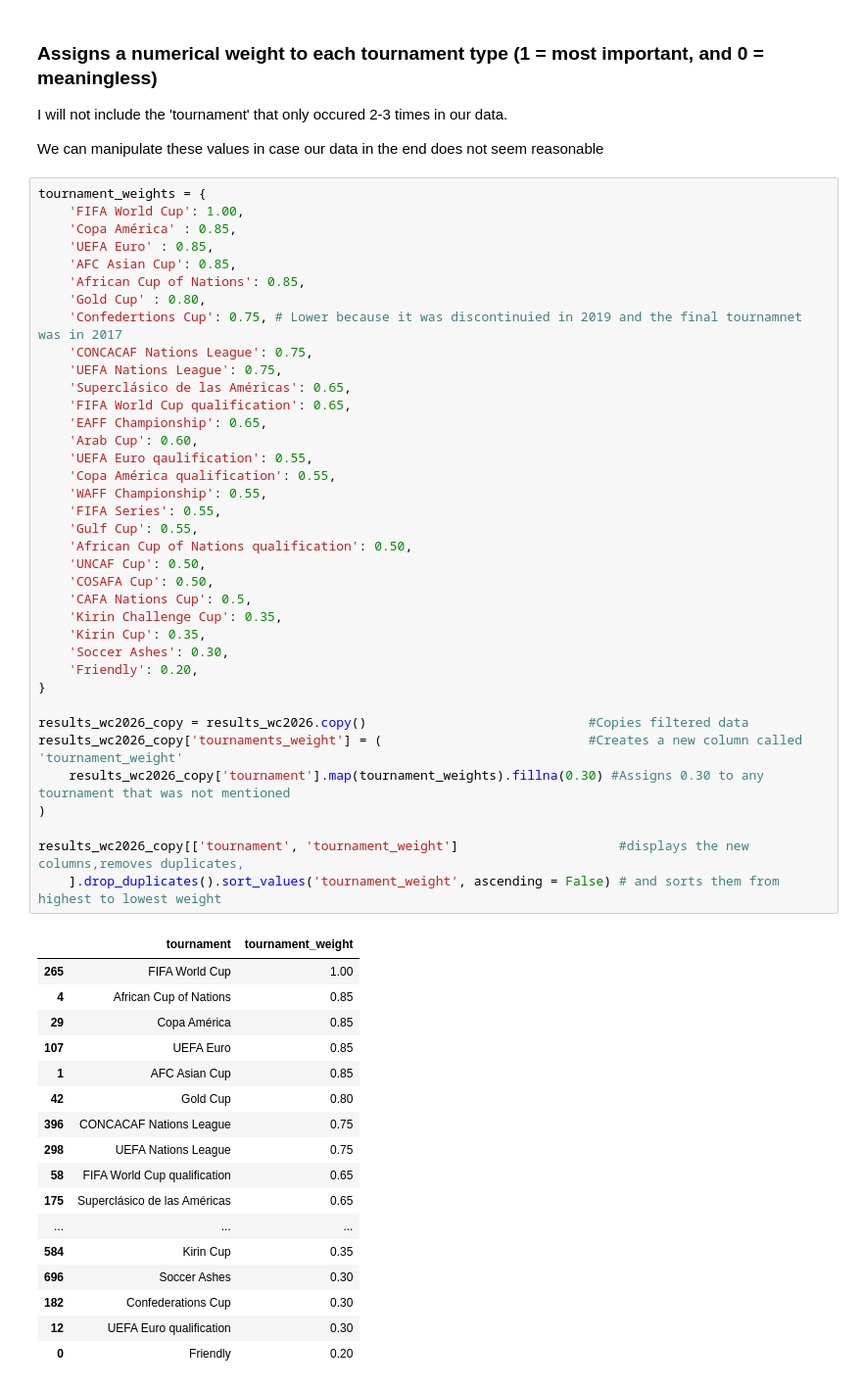
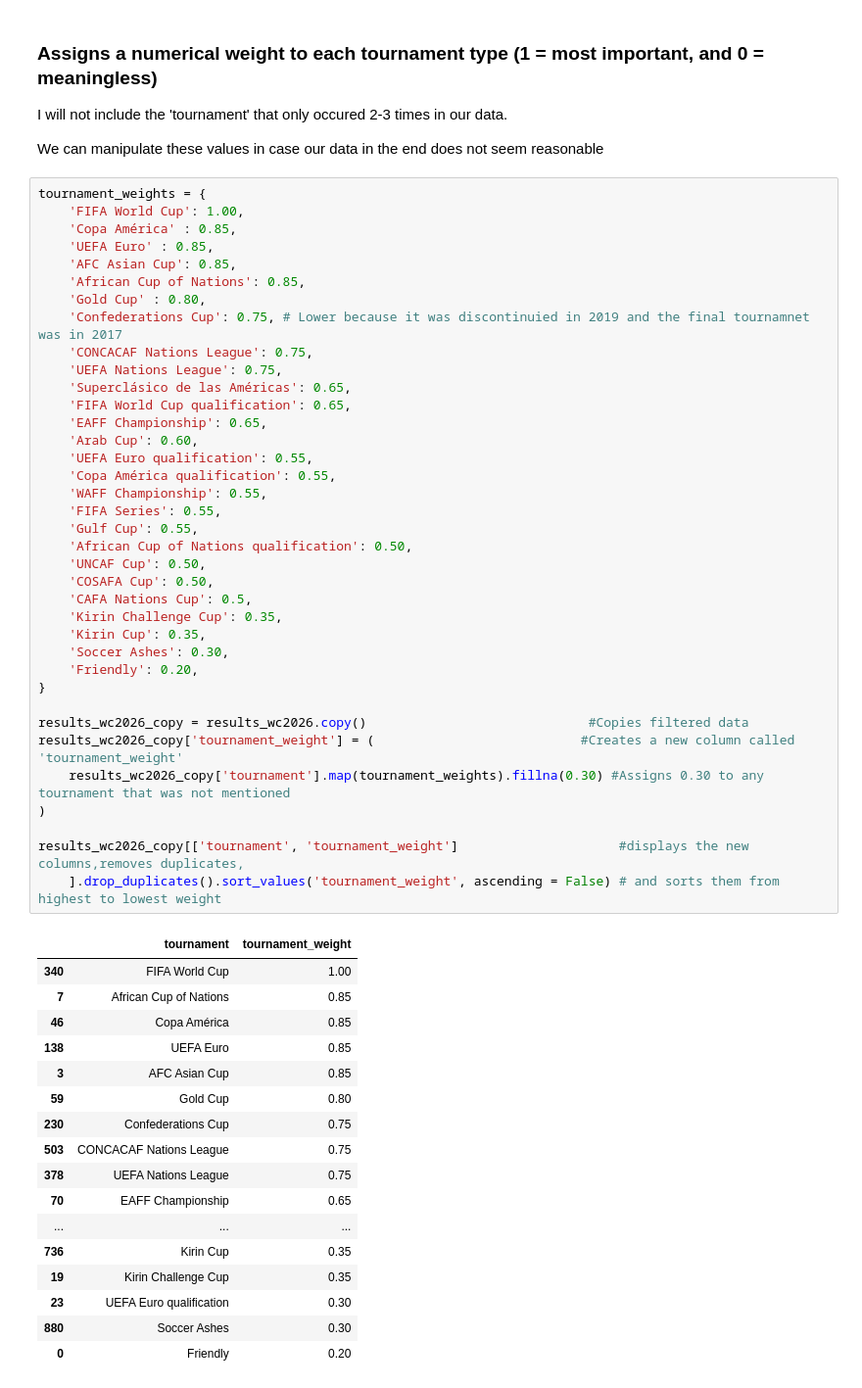
Before and after one commit to sayebm/Group_Project, a Jupyter notebook: Project.ipynb, the cells around one changed output. Shown at 98% size. Drawn from its saved outputs; the diff is of its cells as text.

```diff
--- a/Project.ipynb
+++ b/Project.ipynb
@@ -263,50 +263,50 @@ tournament_weights = {
     'AFC Asian Cup': 0.85,
     'African Cup of Nations': 0.85,
     'Gold Cup' : 0.80,
-    'Confedertions Cup': 0.75, # Lower because it was discontinuied in 2019 and the final tournamnet was in 2017
+    'Confederations Cup': 0.75, # Lower because it was discontinuied in 2019 and the final tournamnet was in 2017
     'CONCACAF Nations League': 0.75,
     'UEFA Nations League': 0.75,
     'Superclásico de las Américas': 0.65,
     'FIFA World Cup qualification': 0.65,
     'EAFF Championship': 0.65,
     'Arab Cup': 0.60,
-    'UEFA Euro qaulification': 0.55,
+    'UEFA Euro qualification': 0.55,
     'Copa América qualification': 0.55,
     'WAFF Championship': 0.55,
     'FIFA Series': 0.55,
     'Gulf Cup': 0.55,
     'African Cup of Nations qualification': 0.50,
     'UNCAF Cup': 0.50,
     'COSAFA Cup': 0.50,
     'CAFA Nations Cup': 0.5,
     'Kirin Challenge Cup': 0.35,
     'Kirin Cup': 0.35,
     'Soccer Ashes': 0.30,
     'Friendly': 0.20,
 }
 
 results_wc2026_copy = results_wc2026.copy()                             #Copies filtered data
-results_wc2026_copy['tournaments_weight'] = (                           #Creates a new column called 'tournament_weight'
+results_wc2026_copy['tournament_weight'] = (                           #Creates a new column called 'tournament_weight'
     results_wc2026_copy['tournament'].map(tournament_weights).fillna(0.30) #Assigns 0.30 to any tournament that was not mentioned
 )
 
 results_wc2026_copy[['tournament', 'tournament_weight']                     #displays the new columns,removes duplicates,
     ].drop_duplicates().sort_values('tournament_weight', ascending = False) # and sorts them from highest to lowest weight
 # %% [output]
 |  | tournament | tournament_weight |
-| 265 | FIFA World Cup | 1.00 |
-| 4 | African Cup of Nations | 0.85 |
-| 29 | Copa América | 0.85 |
-| 107 | UEFA Euro | 0.85 |
-| 1 | AFC Asian Cup | 0.85 |
-| 42 | Gold Cup | 0.80 |
-| 396 | CONCACAF Nations League | 0.75 |
-| 298 | UEFA Nations League | 0.75 |
-| 58 | FIFA World Cup qualification | 0.65 |
-| 175 | Superclásico de las Américas | 0.65 |
+| 340 | FIFA World Cup | 1.00 |
+| 7 | African Cup of Nations | 0.85 |
+| 46 | Copa América | 0.85 |
+| 138 | UEFA Euro | 0.85 |
+| 3 | AFC Asian Cup | 0.85 |
+| 59 | Gold Cup | 0.80 |
+| 230 | Confederations Cup | 0.75 |
+| 503 | CONCACAF Nations League | 0.75 |
+| 378 | UEFA Nations League | 0.75 |
+| 70 | EAFF Championship | 0.65 |
 | ... | ... | ... |
-| 584 | Kirin Cup | 0.35 |
-| 696 | Soccer Ashes | 0.30 |
-| 182 | Confederations Cup | 0.30 |
-| 12 | UEFA Euro qualification | 0.30 |
+| 736 | Kirin Cup | 0.35 |
+| 19 | Kirin Challenge Cup | 0.35 |
+| 23 | UEFA Euro qualification | 0.30 |
+| 880 | Soccer Ashes | 0.30 |
 | 0 | Friendly | 0.20 |
```
Also changed, not shown: parts of 13 cells of this notebook.
